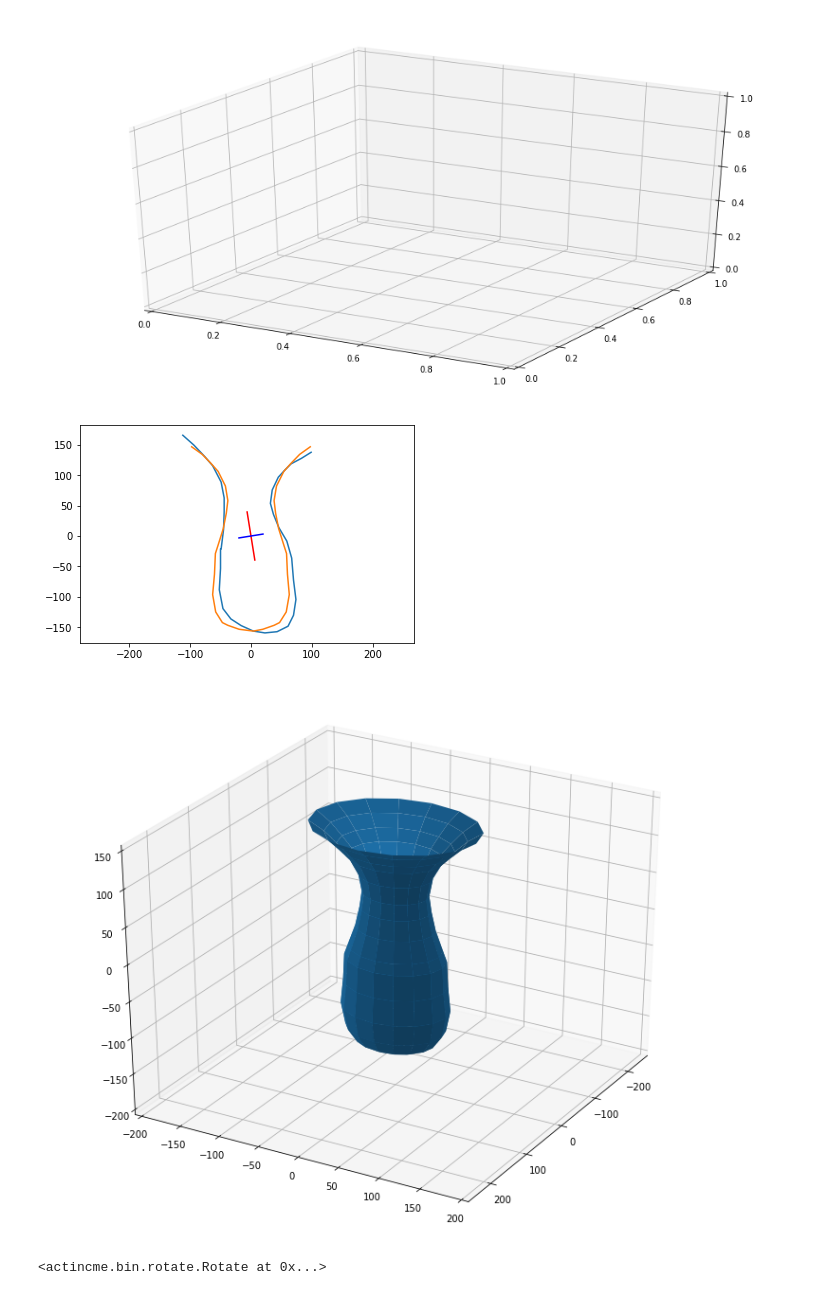
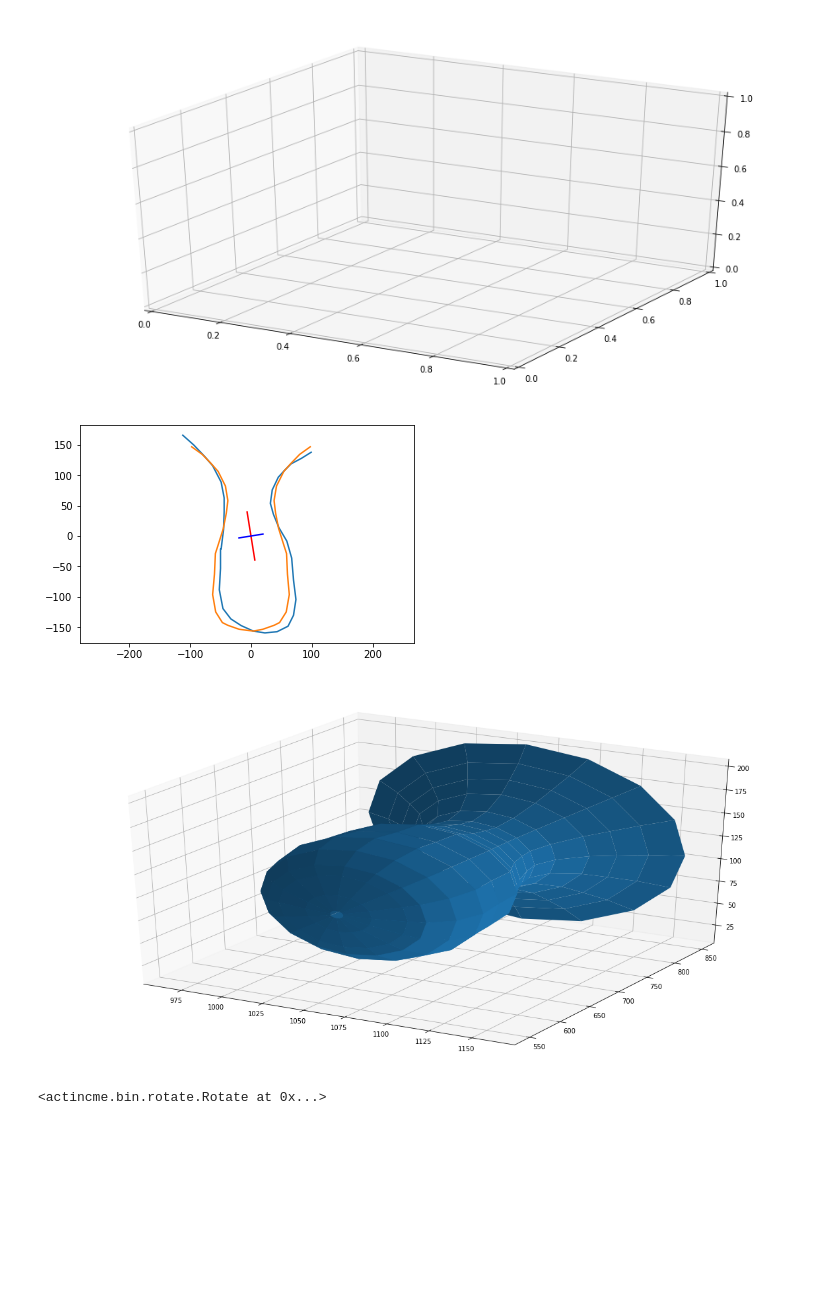
Before and after one commit to RangamaniLabUCSD/actincme, a Jupyter notebook: Notebooks/Symmetricized_plotting.ipynb, the cells around one changed output. Cells and saved outputs as stored; diff of their text form; code cells hidden in the pictures; blank space fills up the shorter version.

Commit message:
normalized rotation and plotting in the same orientation as filaments

```diff
--- a/Notebooks/Symmetricized_plotting.ipynb
+++ b/Notebooks/Symmetricized_plotting.ipynb
@@ -74,15 +68,18 @@ for i in range(27):
 # %%
 # save a particular slice symmetrecisized and made 3D
 
 i=8
 
 shape = Symmetricize('../actincme/pkl_files/', i+1, start_list[i], end_list[i])
+# This returns normalized data
 this_x, this_y, this_z = shape.do_everything_2d("fit", plot=True) #handles all the logic in symmetricizing fit curves
-this_rotate = Rotate(this_x, this_y, this_z)
-this_rotate.rotate_single_curve(save = False)
+# can renormalize by
+mean_x, mean_y = shape.get_mean_coords()
+this_rotate = Rotate(this_x, this_y, this_z, mean_x, mean_y)
+this_rotate.rotate_single_curve(normalized=False, save = False)
 # %% [output]
 [figure]
-[figure, old version]
+[figure, new version]
 # %%
 # return XYZ mean coords
 import numpy as np
```
Also changed, not shown: parts of 2 cells of this notebook, 2 other files.
